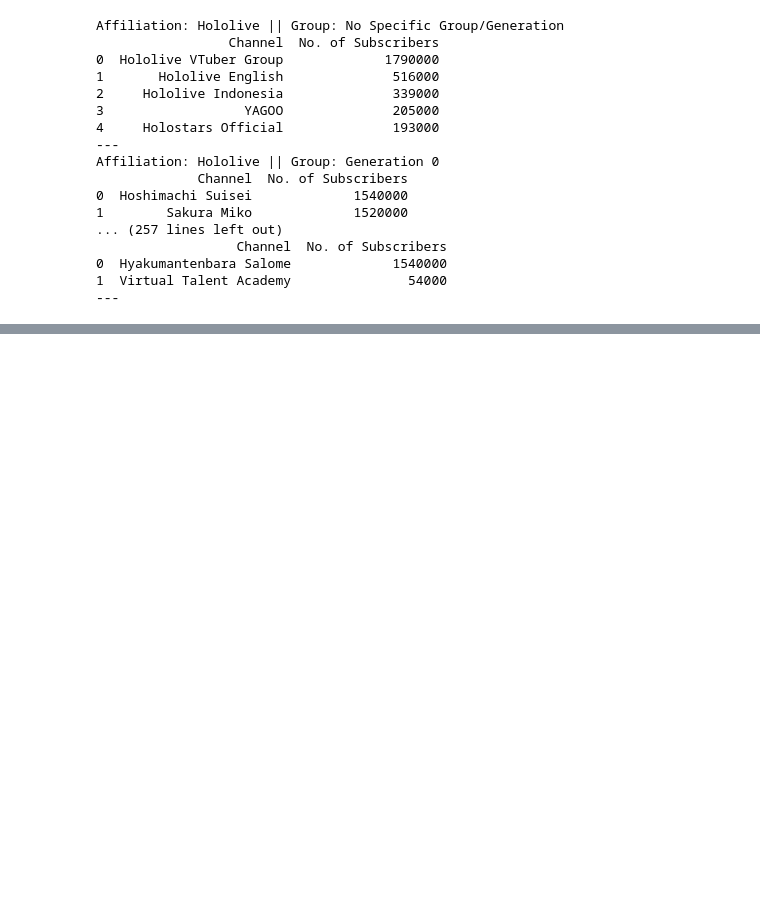
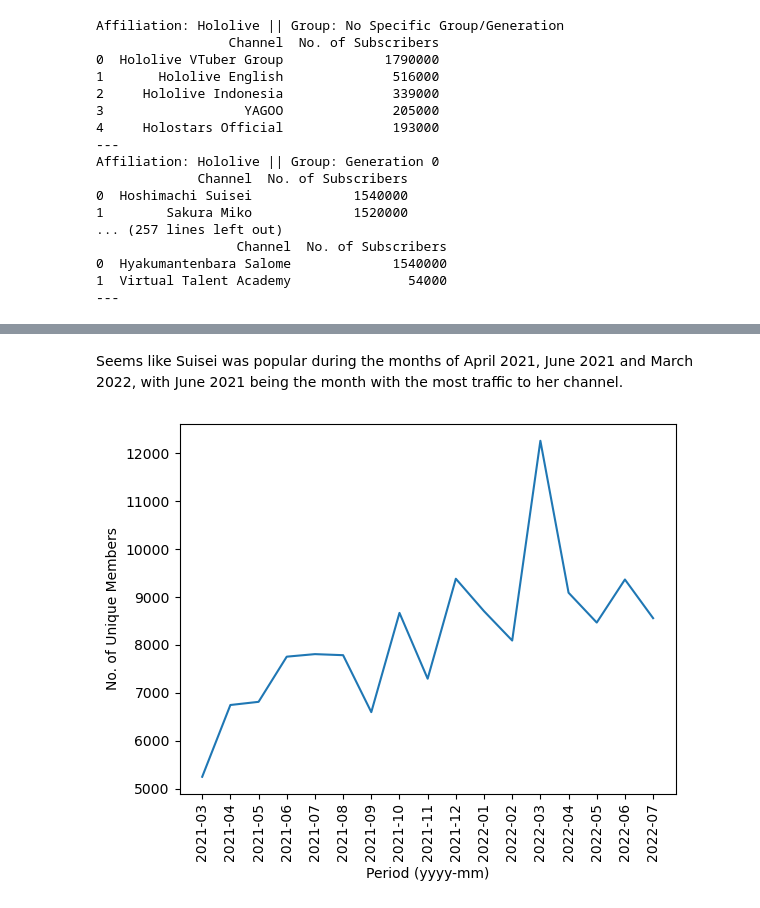
Before and after one commit to falconpunch082/industry-application, a Jupyter notebook: VTuber Statistics - Entertainment/vtuber-stats.ipynb, the cells around one changed output, grey strips where cells are left out. Drawn from its saved outputs; the diff is of its cells as text; code cells hidden in the pictures; blank space fills up the shorter version.

```diff
--- a/VTuber Statistics - Entertainment/vtuber-stats.ipynb
+++ b/VTuber Statistics - Entertainment/vtuber-stats.ipynb
@@ -267,0 +345,16 @@ Affiliation: Hololive || Group: Generation 0
+# %% [markdown]
+Seems like Suisei was popular during the months of April 2021, June 2021 and March 2022, with June 2021 being the month with the most traffic to her channel.
+# %%
+# Plotting number of members over period
+
+# Unlike chatters, members pay for membership, which grants them special perks like
+# special emojis, members-only streams, and recognition as a member.
+# However, members have to re-register every month to remain a member.
+
+plt.plot(suisei_chats["period"], suisei_chats["uniqueMembers"])
+plt.xlabel("Period (yyyy-mm)")
+plt.xticks(rotation=90)
+plt.ylabel("No. of Unique Members")
+plt.show()
+# %% [output]
+[figure, added]
```
Also changed, not shown: parts of 9 cells of this notebook.
